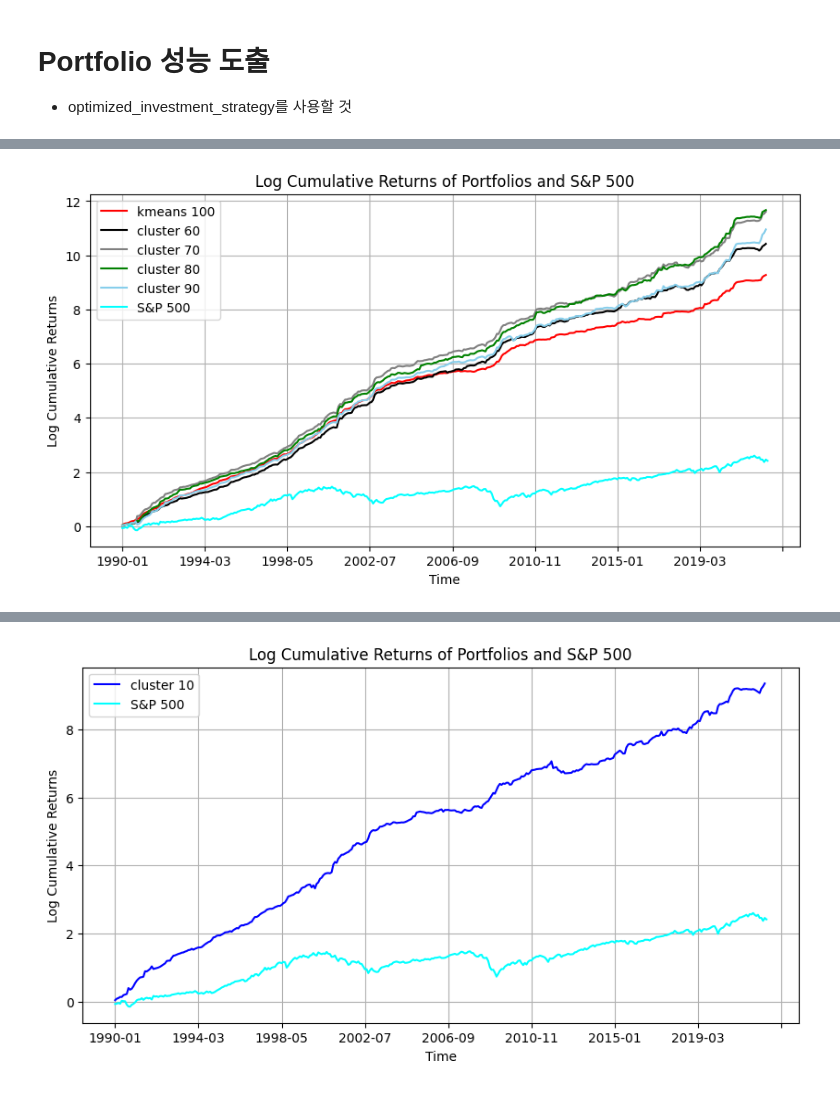
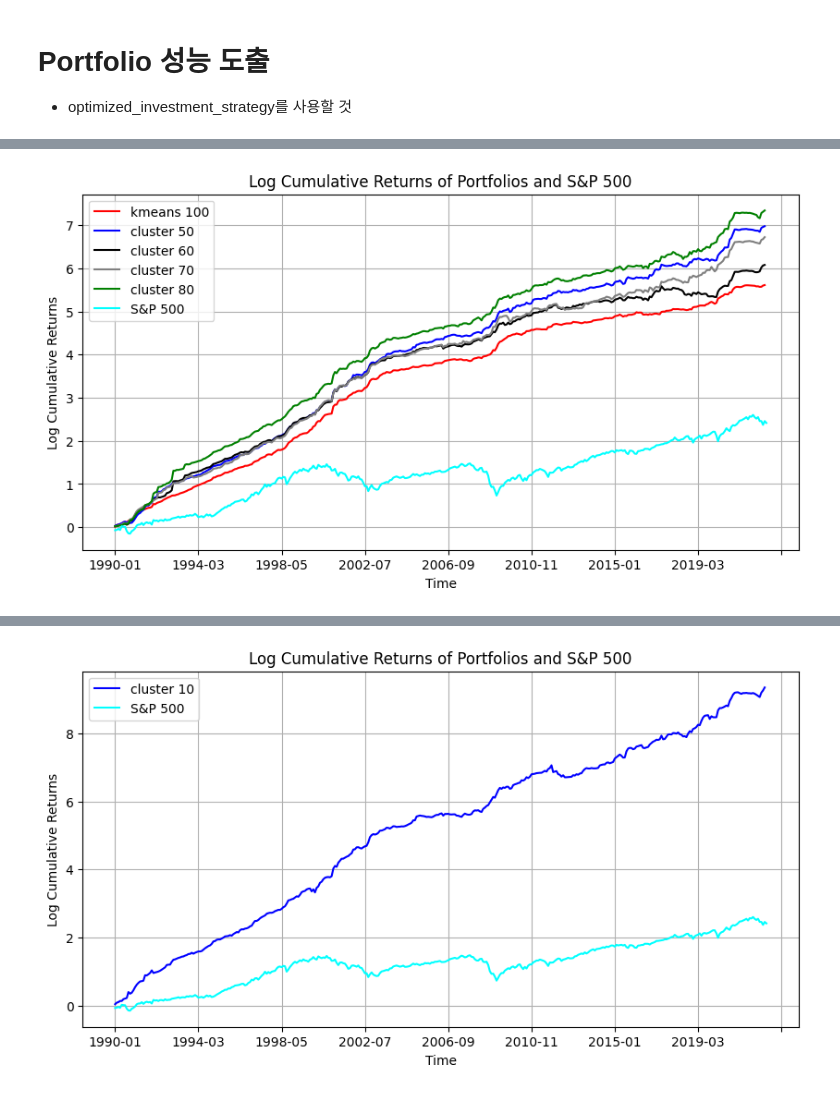
Before and after one commit to x7jeon8gi/PairsTrading, a Jupyter notebook: portfolio_check copy.ipynb, the cells around one changed output, grey strips where cells are left out. Saved outputs shown, nothing was run; the diff lists cells and outputs as text; code cells hidden in the pictures.

```diff
--- a/portfolio_check copy.ipynb
+++ b/portfolio_check copy.ipynb
@@ -11,6 +11,32 @@ from tqdm.auto import tqdm
 import copy
 import matplotlib.pyplot as plt
 
+def fill_missing_with_flag(df, fill_value=-0.5):
+    """
+    이전 시점에 데이터가 존재했으나 다음 달에 데이터가 NaN인 경우, NaN을 fill_value로 채웁니다.
+
+    Parameters:
+    - df (pd.DataFrame): 입력 데이터프레임 (행: 종목, 열: 월)
+    - fill_value (float): NaN을 채울 값
+
+    Returns:
+    - pd.DataFrame: 수정된 데이터프레임
+    """
+    # 컬럼을 연도-월 순으로 정렬 (이미 정렬되어 있다고 가정)
+    sorted_df = df.sort_index(axis=1)
+
+    # 원본 데이터를 복사하여 이전 달 데이터 시프트
+    prev_month = sorted_df.shift(axis=1)
+
+    # 마스크 생성: 이전 달에 데이터가 있고, 현재 달이 NaN인 경우
+    mask = prev_month.notna() & sorted_df.isna()
+
+    # 마스크된 위치의 NaN 값을 fill_value로 대체
+    # 여기서 sorted_df를 수정하지 않고 새로운 DataFrame을 반환
+    filled_df = sorted_df.mask(mask, fill_value)
+
+    return filled_df
+
 frame = pd.read_csv('data/original_mom.csv', index_col=0)
 column_filter = [col for col in frame.columns if col >= '1990-01']
 frame = frame[column_filter]
@@ -23,12 +49,12 @@ for col in frame.columns:
     # NaN이 아닌 값들만 선택
     non_nan_values = frame[col].dropna()
     # Winsorize 적용
-    winsorized_values = winsorize(non_nan_values, limits=[0.01, 0.01])
+    winsorized_values = non_nan_values.clip(lower = -0.95, upper=1.5) # winsorize(non_nan_values, limits=[0.001, 0.001])
     # 원래 컬럼에 NaN을 제외한 위치에 winsorize된 값을 할당
     df_winsorized[col].loc[non_nan_values.index] = winsorized_values
 
 # 최종 winsorized 데이터의 '1990-01' 열에서의 최대값 확인
-final_max_value = df_winsorized['1990-01'].max()
+final_max_value = df_winsorized.max()
 print(final_max_value)
 # %% [output]
 12.0
@@ -133,7 +535,7 @@ cumulative_return_kmeans_100, cumulative_returns_list_kmeans_100, log_returns_li
 
 out_filter = 0.5 # ! Outlier filter : 0 ~ 0.99 사이 어딘가? 0.5(2.5) 0.75(2.55)
 thres = 1
-batch = 128
+batch = 256
 hidden = 128
 bins = 64
 std = 0.1
@@ -141,8 +543,8 @@ mask = 0.1
 
 # cumulative_return_1, cumulative_returns_list_1, log_returns_list_1 = optimized_investment_strategy(
 #     df_winsorized, number_of_clusters=40, threshold=thre, batch=batch, bins=bins, hidden=hidden, mask=mask, std= std,out_filter=out_filter)
-# cumulative_return_2, cumulative_returns_list_2, log_returns_list_2 = optimized_investment_strategy(
-#     df_winsorized, number_of_clusters=50, threshold=thres, batch=batch, bins=bins, hidden=hidden,mask=mask, std= std,out_filter=out_filter)
+cumulative_return_2, cumulative_returns_list_2, log_returns_list_2 = optimized_investment_strategy(
+    df_winsorized, number_of_clusters=50, threshold=thres, batch=batch, bins=bins, hidden=hidden,mask=mask, std= std,out_filter=out_filter)
 cumulative_return_3, cumulative_returns_list_3, log_returns_list_3 = optimized_investment_strategy(
     df_winsorized, number_of_clusters=60, threshold=thres, batch=batch, bins=bins, hidden=hidden,mask=mask, std= std, out_filter=out_filter)
 cumulative_return_4, cumulative_returns_list_4, log_returns_list_4 = optimized_investment_strategy(
@@ -165,31 +564,31 @@ cumulative_return_6, cumulative_returns_list_6, log_returns_list_6 = optimized_i
 # %%
 sp = pd.read_csv('data/sp500.csv', index_col=0)
 
 plt.figure(figsize=(10, 5))
 
 # plt.plot(np.cumsum(log_returns_list_kmeans_10), label='kmeans 10', color='blue', linestyle='solid')
 # plt.plot(np.log(np.array(cumulative_returns_list_kmeans_20)+1), label='kmeans 20', color='orange', linestyle='solid')
 # plt.plot(np.log(np.array(cumulative_returns_list_kmeans_30)+1), label='kmeans 30', color='green', linestyle='solid')
 # plt.plot(np.log(np.array(cumulative_returns_list_kmeans_50)+1), label='kmeans 50', color='black', linestyle='solid')
 plt.plot(np.log(np.array(cumulative_returns_list_kmeans_100)+1), label='kmeans 100', color='red', linestyle='solid')
 
 # plt.plot(np.cumsum(log_returns_list_1), label='cluster 10', color='purple', linestyle='solid')
-# plt.plot(np.cumsum(log_returns_list_2), label='cluster 50', color='blue', linestyle='solid')
+plt.plot(np.cumsum(log_returns_list_2), label='cluster 50', color='blue', linestyle='solid')
 plt.plot(np.cumsum(log_returns_list_3), label='cluster 60', color='black', linestyle='solid')
 plt.plot(np.cumsum(log_returns_list_4), label='cluster 70', color='grey', linestyle='solid')
 plt.plot(np.cumsum(log_returns_list_5), label='cluster 80', color='green', linestyle='solid')
-plt.plot(np.cumsum(log_returns_list_6), label='cluster 90', color='skyblue', linestyle='solid')
+# plt.plot(np.cumsum(log_returns_list_6), label='cluster 90', color='skyblue', linestyle='solid')
 # plt.plot(np.cumsum(log_returns_list_7), label='cluster 100', color='orange', linestyle='solid')
 
 np.log((sp['Monthly Returns']+1).cumprod()).plot(label='S&P 500', color='cyan', linestyle='solid')
 
 plt.legend()
 plt.xlabel('Time')
 plt.ylabel('Log Cumulative Returns')
 plt.title('Log Cumulative Returns of Portfolios and S&P 500')
 plt.grid(True)
 plt.show()
 # %% [output]
-[figure, old version]
+[figure, new version]
 # %%
 def calculate_metrics(log_returns_list, target_return=0.0):
```
Also changed, not shown: parts of 18 cells of this notebook, 26 other files.
